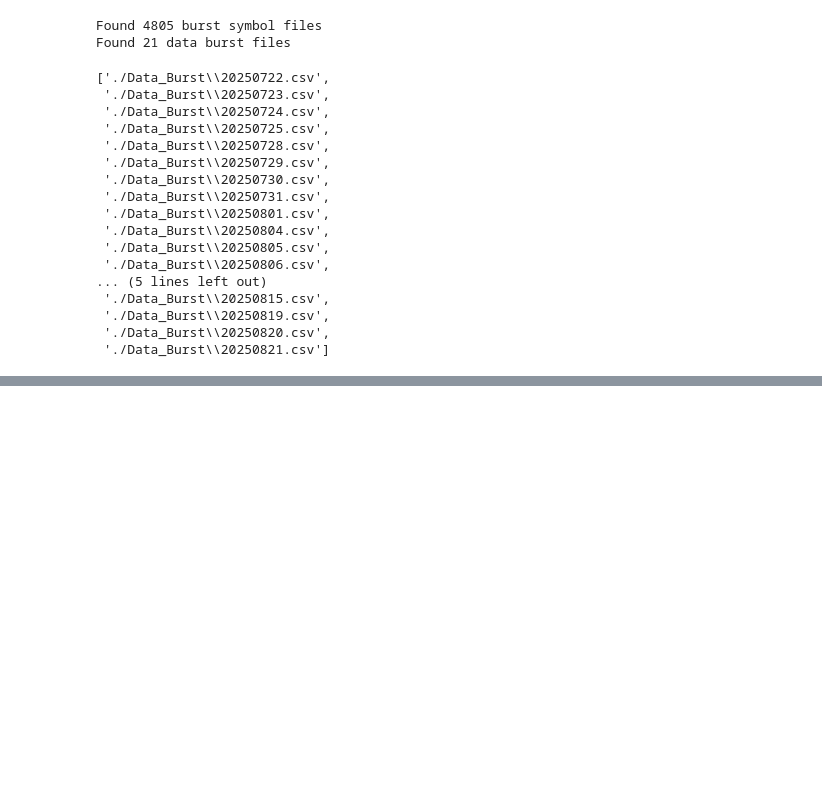
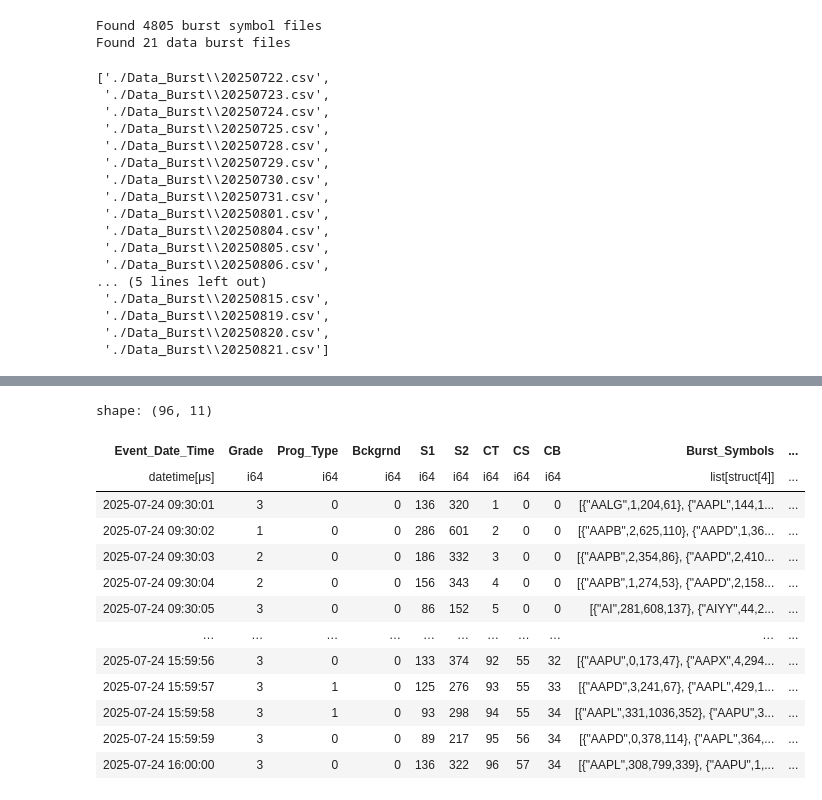
Before and after one commit to vandel/Ki2_Alerts, a Jupyter notebook: Code/HFT_Event_Processing.ipynb, the cells around one changed output, grey strips where cells are left out. Drawn from its saved outputs; the diff is of its cells as text; code cells hidden in the pictures; blank space fills up the shorter version.

```diff
--- a/Code/HFT_Event_Processing.ipynb
+++ b/Code/HFT_Event_Processing.ipynb
@@ -470,7 +455,8 @@ def process_burst_file(file_path):
     # test_df.write_parquet(output_path)
     return test_df
 
-file_path = data_burst_files[1]
+file_path = data_burst_files[0]
 
-process_burst_file(file_path)
+test_df=process_burst_file(file_path)
+test_df
 # %% [output]
@@ -541,0 +630,17 @@ shape: (98_877, 4)
+# %%
+test_df
+# %% [output]
+shape: (96, 11)
+| Event_Date_Time | Grade | Prog_Type | Bckgrnd | S1 | S2 | CT | CS | CB | Burst_Symbols | ... |
+| datetime[μs] | i64 | i64 | i64 | i64 | i64 | i64 | i64 | i64 | list[struct[4]] | ... |
+| 2025-07-24 09:30:01 | 3 | 0 | 0 | 136 | 320 | 1 | 0 | 0 | [{"AALG",1,204,61}, {"AAPL",144,1... | ... |
+| 2025-07-24 09:30:02 | 1 | 0 | 0 | 286 | 601 | 2 | 0 | 0 | [{"AAPB",2,625,110}, {"AAPD",1,36... | ... |
+| 2025-07-24 09:30:03 | 2 | 0 | 0 | 186 | 332 | 3 | 0 | 0 | [{"AAPB",2,354,86}, {"AAPD",2,410... | ... |
+| 2025-07-24 09:30:04 | 2 | 0 | 0 | 156 | 343 | 4 | 0 | 0 | [{"AAPB",1,274,53}, {"AAPD",2,158... | ... |
+| 2025-07-24 09:30:05 | 3 | 0 | 0 | 86 | 152 | 5 | 0 | 0 | [{"AI",281,608,137}, {"AIYY",44,2... | ... |
+| … | … | … | … | … | … | … | … | … | … | ... |
+| 2025-07-24 15:59:56 | 3 | 0 | 0 | 133 | 374 | 92 | 55 | 32 | [{"AAPU",0,173,47}, {"AAPX",4,294... | ... |
+| 2025-07-24 15:59:57 | 3 | 1 | 0 | 125 | 276 | 93 | 55 | 33 | [{"AAPD",3,241,67}, {"AAPL",429,1... | ... |
+| 2025-07-24 15:59:58 | 3 | 1 | 0 | 93 | 298 | 94 | 55 | 34 | [{"AAPL",331,1036,352}, {"AAPU",3... | ... |
+| 2025-07-24 15:59:59 | 3 | 0 | 0 | 89 | 217 | 95 | 56 | 34 | [{"AAPD",0,378,114}, {"AAPL",364,... | ... |
+| 2025-07-24 16:00:00 | 3 | 0 | 0 | 136 | 322 | 96 | 57 | 34 | [{"AAPL",308,799,339}, {"AAPU",1,... | ... |
```
Also changed, not shown: parts of 20 cells of this notebook.
